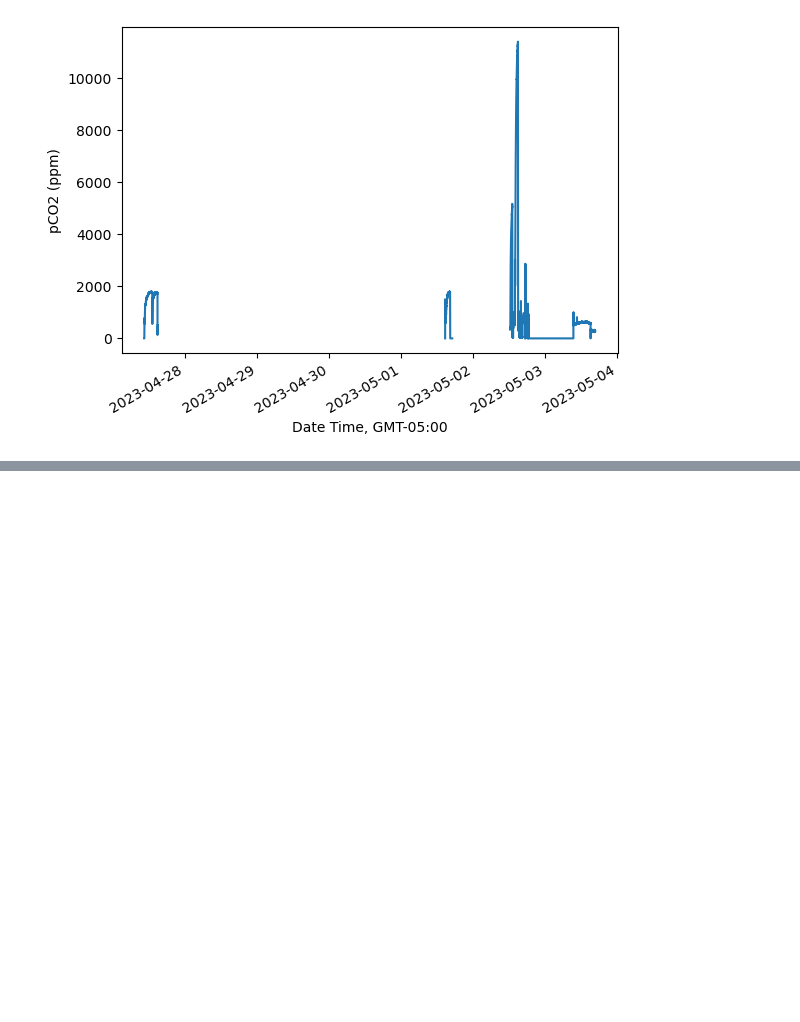
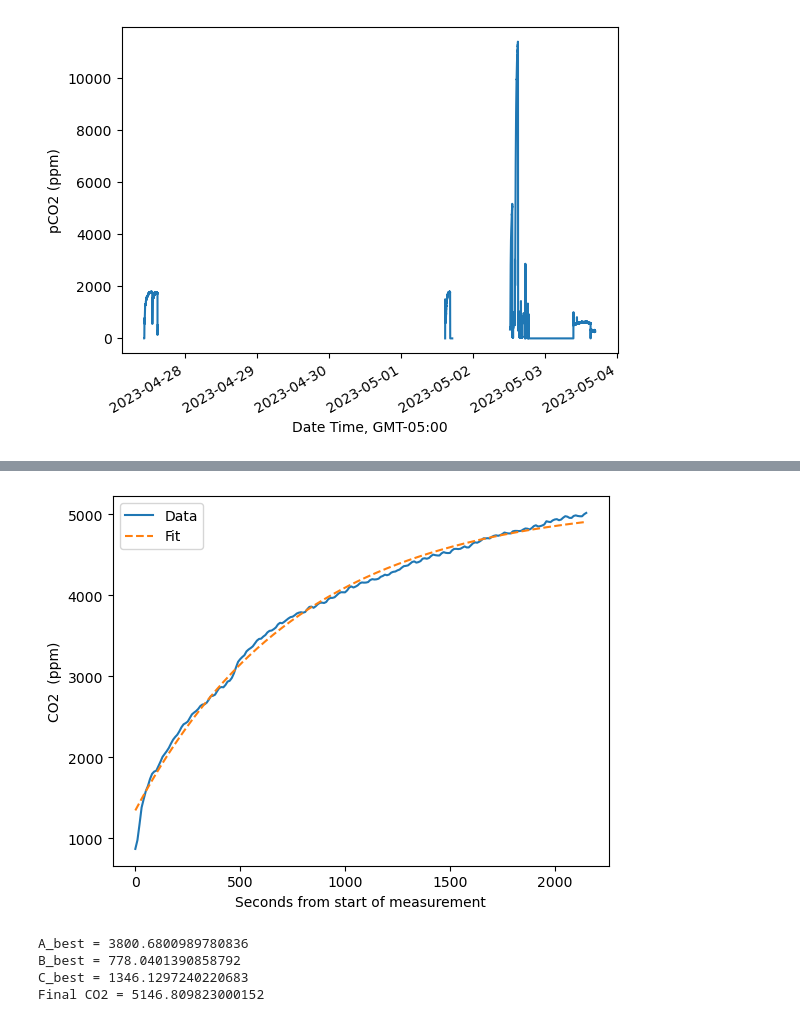
Before and after one commit to CovingtonResearchGroup/CCZ-student-python-training, a Jupyter notebook: CO2-Oxygen.ipynb, the cells around one changed output, grey strips where cells are left out. Cells and saved outputs as stored; diff of their text form; code cells hidden in the pictures; blank space fills up the shorter version.

```diff
--- a/CO2-Oxygen.ipynb
+++ b/CO2-Oxygen.ipynb
@@ -26,0 +39,6 @@ Text(0, 0.5, 'pCO2 (ppm)')
+# %%
+#Define and exponential curve to fit
+
+def exp_curve(t, A,B,C):
+    y = A*(1 - np.exp(-t/B)) + C
+    return y
@@ -26,0 +47,27 @@ Text(0, 0.5, 'pCO2 (ppm)')
+# %%
+p_guess = [6000,500,1000]
+p_opt, p_cov = curve_fit(exp_curve, secs_from_start, CO2_meas,p_guess)
+# %%
+A_best = p_opt[0]
+B_best = p_opt[1]
+C_best = p_opt[2]
+# %%
+co2_fit = exp_curve(secs_from_start, A_best, B_best, C_best)
+plt.plot(secs_from_start,CO2_meas)
+plt.plot(secs_from_start, co2_fit, '--')
+plt.xlabel('Seconds from start of measurement')
+plt.ylabel('CO2  (ppm)')
+plt.legend(['Data', 'Fit']);
+# %% [output]
+[figure, added]
+# %%
+print('A_best =',A_best)
+print('B_best =',B_best)
+print('C_best =',C_best)
+
+print('Final CO2 =', A_best + C_best)
+# %% [output]
+A_best = 3800.6800989780836
+B_best = 778.0401390858792
+C_best = 1346.1297240220683
+Final CO2 = 5146.809823000152
```
Also changed, not shown: parts of 5 cells of this notebook, 1 other file.
